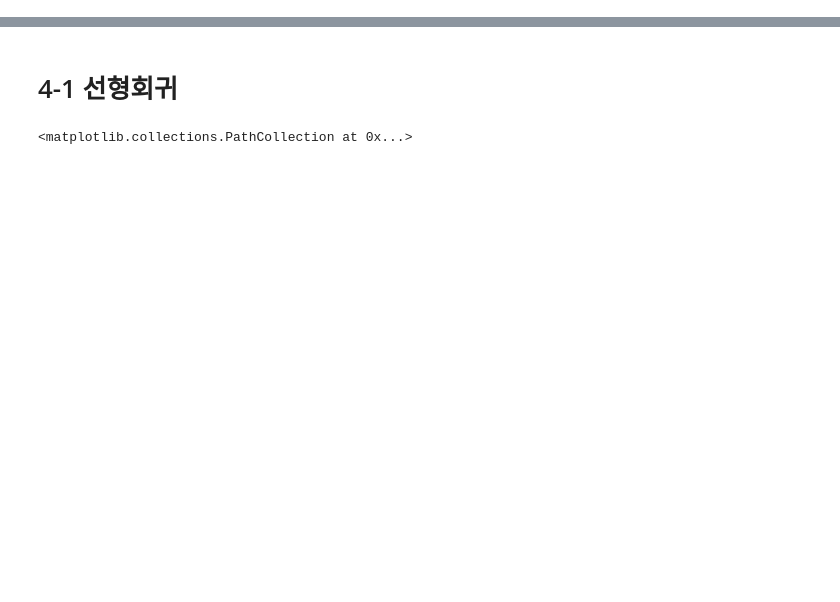
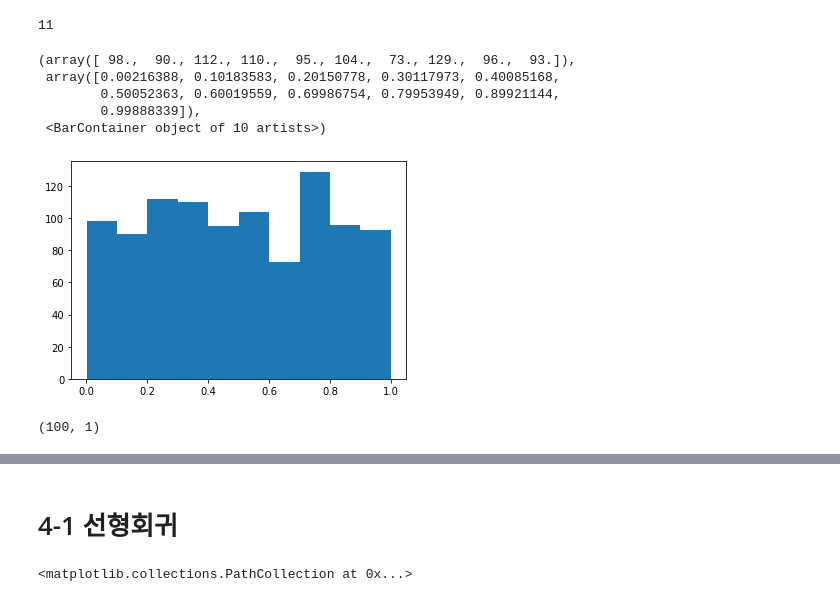
Before and after one commit to JaeYoung-Cho-95/AI, a Jupyter notebook: Chapter4.ipynb, the cells around one changed output, grey strips where cells are left out. Cells and saved outputs as stored; diff of their text form; code cells hidden in the pictures; blank space fills up the shorter version.

```diff
--- a/Chapter4.ipynb
+++ b/Chapter4.ipynb
@@ -5,0 +16,20 @@
+# %%
+x = np.random.randint(10,20)
+x
+# %% [output]
+11
+# %%
+x = np.linspace(0,1,1000)
+y = np.random.rand(1000,1)
+plt.hist(y)
+# %% [output]
+(array([ 98.,  90., 112., 110.,  95., 104.,  73., 129.,  96.,  93.]),
+ array([0.00216388, 0.10183583, 0.20150778, 0.30117973, 0.40085168,
+        0.50052363, 0.60019559, 0.69986754, 0.79953949, 0.89921144,
+        0.99888339]),
+ <BarContainer object of 10 artists>)
+[figure, added]
+# %%
+y.shape
+# %% [output]
+(100, 1)
```
Also changed, not shown: parts of 17 cells of this notebook.
